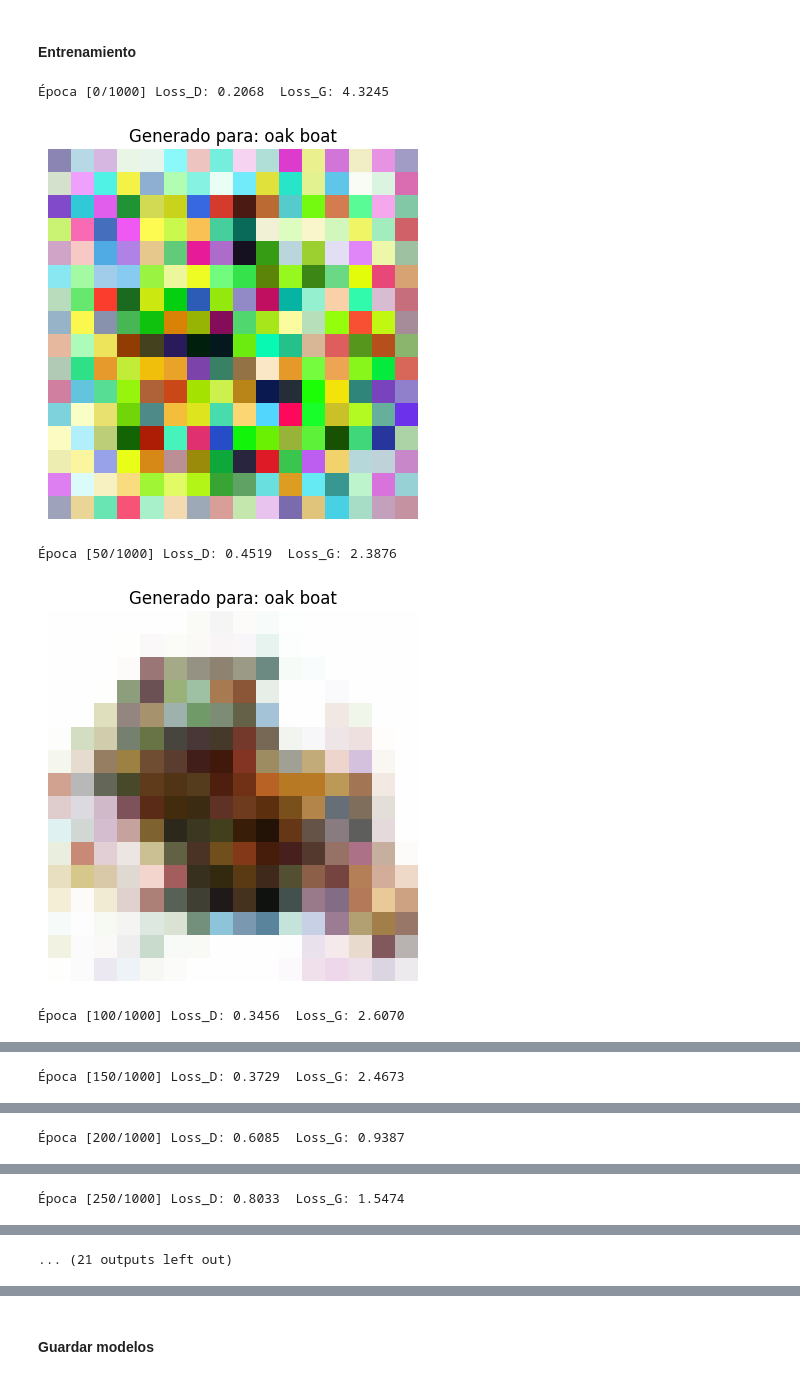
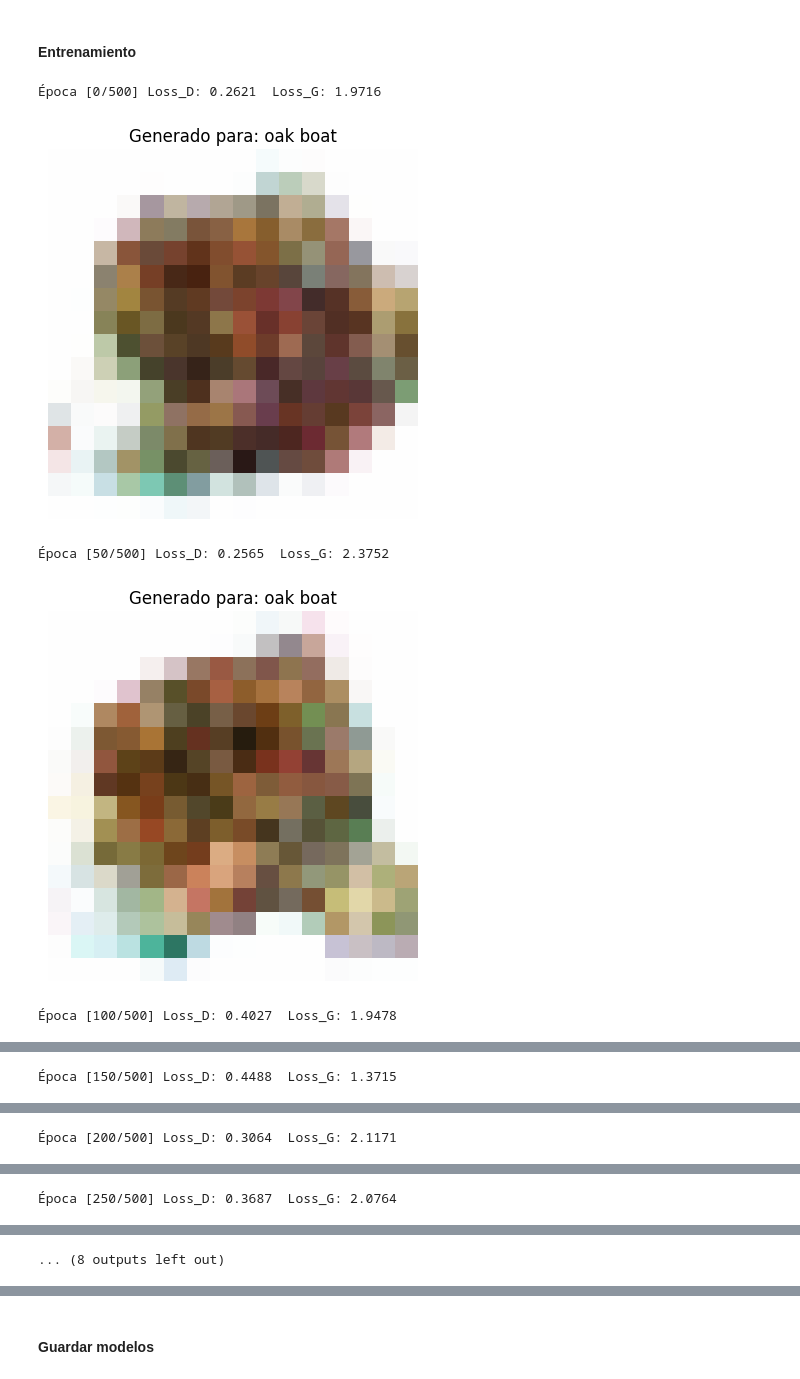
Before and after one commit to Alvarofp537/PCD, a Jupyter notebook: GAN_mine.ipynb, the cells around one changed output, grey strips where cells are left out. Drawn from its saved outputs; the diff is of its cells as text; code cells hidden in the pictures.

Commit message:
primer modelo gan con perdida de suavidad

```diff
--- a/GAN_mine.ipynb
+++ b/GAN_mine.ipynb
@@ -159,9 +223,14 @@ device = torch.device("cuda" if torch.cuda.is_available() else "cpu")
 batch_size = 32
 nz = 100             # tamaño del vector de ruido
 embed_dim = 100      # dimensión del embedding textual
-num_epochs = 1000
-lr = 1e-3
+num_epochs = 500
+lr = 5e-5
 beta1 = 0.5
+
+# parametros del generador
+lambda_tv = 0.1  # intensidad de la correccion del suavizado
+lambda_l2 = 0.05  # peso del L2 (ajústalo entre 0.01 y 0.2)
+
 print(device)
 # %% [output]
 cuda
@@ -231,36 +300,42 @@ for epoch in range(num_epochs):
         # =========================================================
         # (2) Actualizar Generator: maximize log(D(G(z|y)))
         # =========================================================
         G.zero_grad()
         output = D(fake_imgs, cond_emb)
-        lossG = criterion(output, real_labels)  # quiere que D piense que son reales
+        lossG_adv = criterion(output, real_labels)  # pérdida adversarial
+
+        tv_loss = total_variation_loss(fake_imgs) # añadir suavidad
+        loss_pixel = F.mse_loss(fake_imgs, real_imgs)  # comparación directa de píxeles
+
+        lossG = lossG_adv + lambda_tv * tv_loss + lambda_l2 * loss_pixel
         lossG.backward()
         optimizerG.step()
+
 
     # =========================================================
     # LOGGING
     # =========================================================
     if epoch % 50 == 0:
         print(f"Época [{epoch}/{num_epochs}] "
               f"Loss_D: {lossD.item():.4f}  Loss_G: {lossG.item():.4f}")
 
         # Generar una imagen de ejemplo condicional
         test_prompt = "oak boat"
         test_emb = txt_emb([test_prompt]).to(device)
         z = torch.randn(1, nz, device=device)
         fake_test = G(z, test_emb).detach().cpu()
 
         import matplotlib.pyplot as plt
         import torchvision.transforms.functional as TF
 
         img_vis = (fake_test[0] * 0.5 + 0.5).clamp(0, 1)
         plt.imshow(TF.to_pil_image(img_vis))
         plt.title(f"Generado para: {test_prompt}")
         plt.axis("off")
         plt.show()
 # %% [output]
-Época [0/1000] Loss_D: 0.2068  Loss_G: 4.3245
+Época [0/500] Loss_D: 0.2621  Loss_G: 1.9716
-[figure, old version]
+[figure, new version]
-Época [50/1000] Loss_D: 0.4519  Loss_G: 2.3876
+Época [50/500] Loss_D: 0.2565  Loss_G: 2.3752
-[figure, old version]
+[figure, new version]
-Época [100/1000] Loss_D: 0.3456  Loss_G: 2.6070
+Época [100/500] Loss_D: 0.4027  Loss_G: 1.9478
@@ -268 +343 @@ for epoch in range(num_epochs):
-Época [150/1000] Loss_D: 0.3729  Loss_G: 2.4673
+Época [150/500] Loss_D: 0.4488  Loss_G: 1.3715
@@ -270 +345 @@ for epoch in range(num_epochs):
-Época [200/1000] Loss_D: 0.6085  Loss_G: 0.9387
+Época [200/500] Loss_D: 0.3064  Loss_G: 2.1171
@@ -272 +347 @@ for epoch in range(num_epochs):
-Época [250/1000] Loss_D: 0.8033  Loss_G: 1.5474
+Época [250/500] Loss_D: 0.3687  Loss_G: 2.0764
@@ -274 +349 @@ for epoch in range(num_epochs):
-... (21 outputs left out)
+... (8 outputs left out)
```
Also changed, not shown: parts of 8 cells of this notebook, 3 other files.
